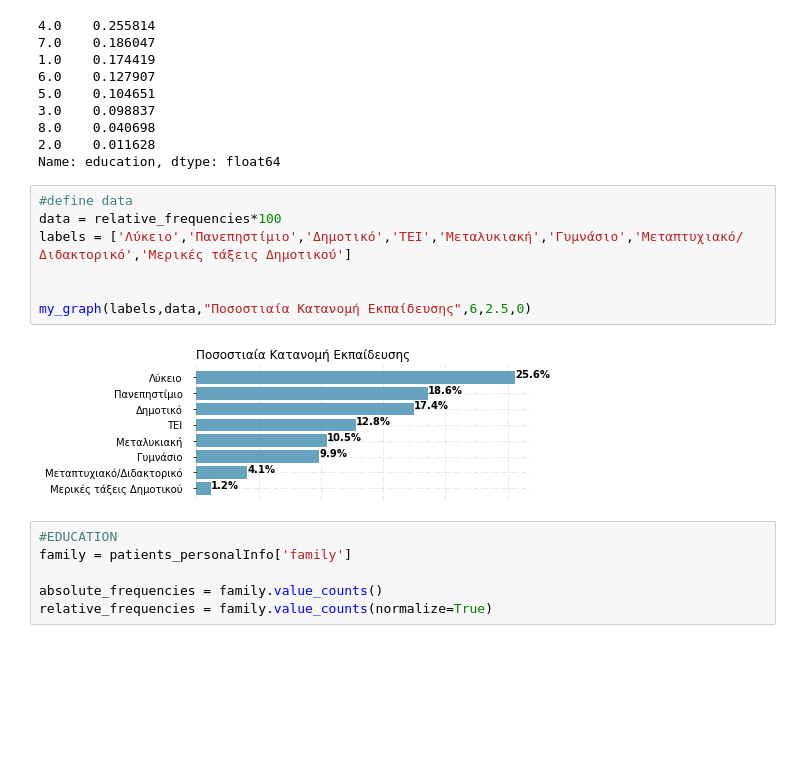
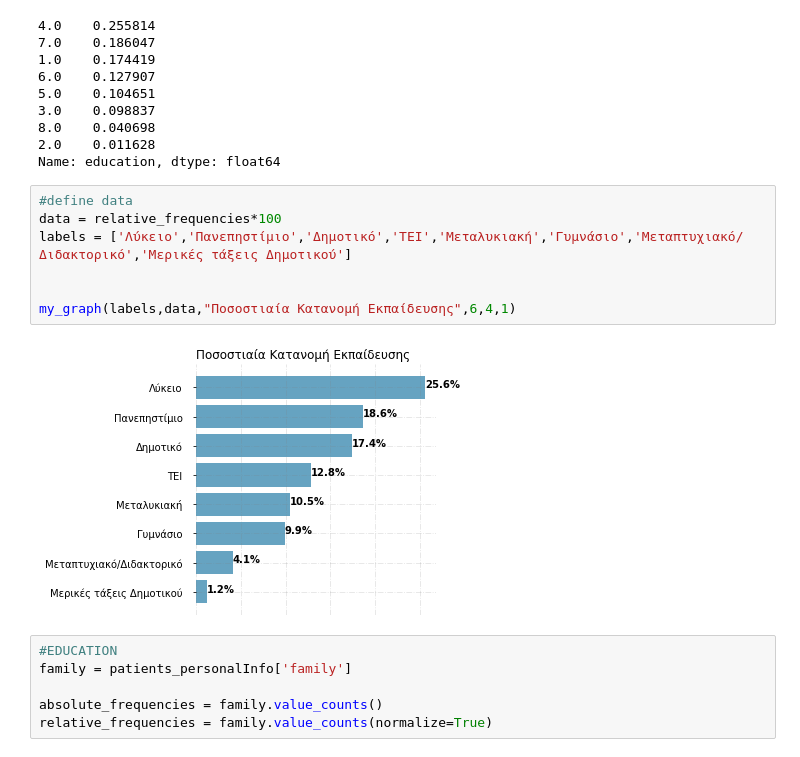
Before and after one commit to stathis99/Statistical-Analysis-for-Patient-Safety, a Jupyter notebook: Patient Analysis/personal_info_analysis.ipynb, the cells around one changed output. Saved outputs shown, nothing was run; the diff lists cells and outputs as text; blank space fills up the shorter version.

```diff
--- a/Patient Analysis/personal_info_analysis.ipynb
+++ b/Patient Analysis/personal_info_analysis.ipynb
@@ -160,12 +160,12 @@ Name: education, dtype: float64
 # %%
 #define data
 data = relative_frequencies*100
 labels = ['Λύκειο','Πανεπηστίμιο','Δημοτικό','ΤΕΙ','Μεταλυκιακή','Γυμνάσιο','Μεταπτυχιακό/Διδακτορικό','Μερικές τάξεις Δημοτικού']
 
 
-my_graph(labels,data,"Ποσοστιαία Κατανομή Eκπαίδευσης",6,2.5,0)
+my_graph(labels,data,"Ποσοστιαία Κατανομή Eκπαίδευσης",6,4,1)
 # %% [output]
-[figure, old version]
+[figure, new version]
 # %%
 #EDUCATION
 family = patients_personalInfo['family']
```
Also changed, not shown: parts of 14 cells of this notebook, 7 other files.
